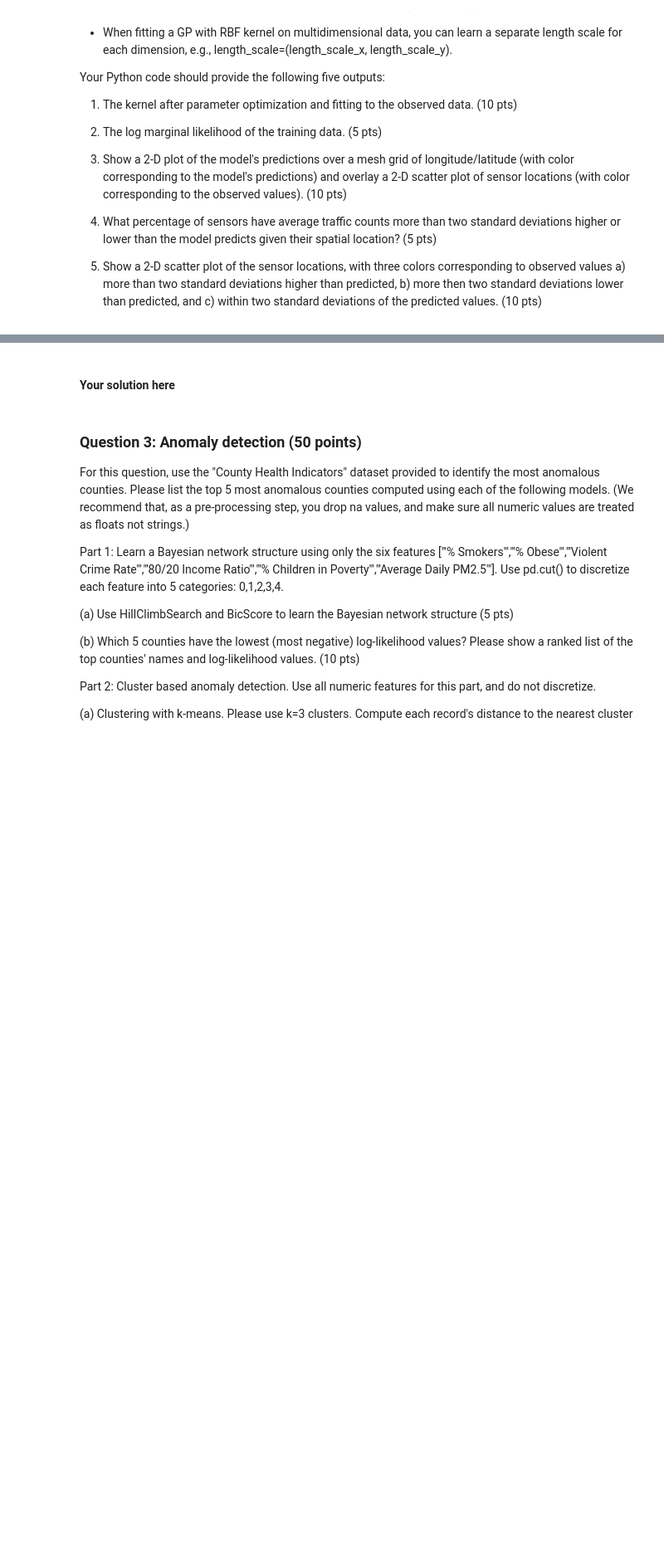
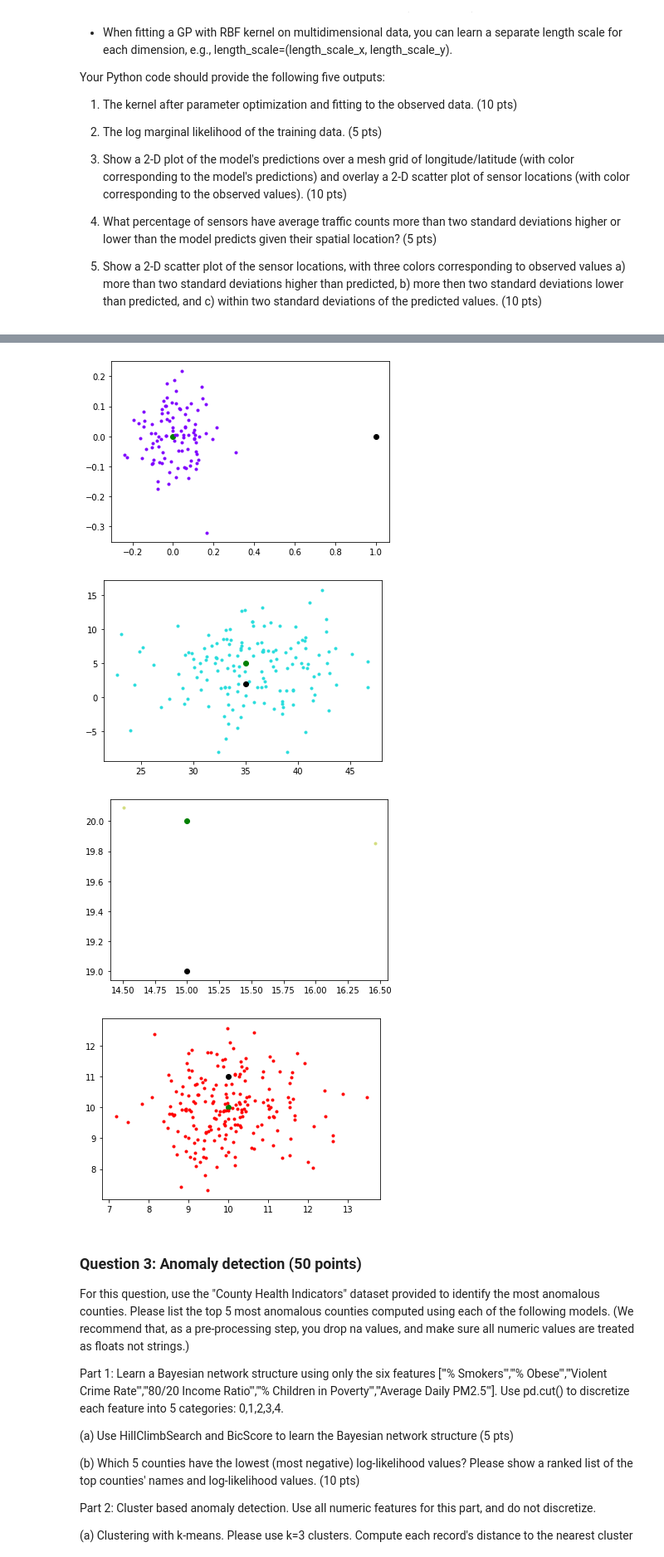
Before and after one commit to lobodemonte/machine-learning-for-cities, a Jupyter notebook: homework/HW4/HW4AnomalyDetectionBaysianNet.ipynb, the cells around one changed output, grey strips where cells are left out. Shown at 83% size. Saved outputs shown, nothing was run; the diff lists cells and outputs as text; code cells hidden in the pictures; blank space fills up the shorter version.

```diff
--- a/homework/HW4/HW4AnomalyDetectionBaysianNet.ipynb
+++ b/homework/HW4/HW4AnomalyDetectionBaysianNet.ipynb
@@ -60,5 +159,29 @@ Given the four points below, which of these points are, and are not, likely to b
-# %% [markdown]
-#### Your solution here
+# %%
+centroids = [(0,0), (35,5), (15,20), (10,10)]
+nums = [100, 150, 2, 200]
+stds = [0.1, 5, 1,1]
+
+#Points to check
+points = [(1,0), (35,2), (15,19), (10,11)]
+
+x = [p[0] for p in centroids]
+y = [p[1] for p in centroids]
+
+colors = cm.rainbow(np.linspace(0, 1, len(centroids)))
+for center, point, num, std, color in zip(centroids, points, nums, stds, colors):
+    plt.scatter(center[0], center[1], color='g')
+    x_rand = np.random.normal(loc=center[0], scale=std, size=num)
+    y_rand = np.random.normal(loc=center[1], scale=std, size=num)
+    for px, py in zip(x_rand, y_rand):
+        plt.scatter(px, py, color=color, marker='.')
+
+    plt.scatter(point[0], point[1], color='k')
+    plt.show()
+# %% [output]
+[figure, added]
+[figure, added]
+[figure, added]
+[figure, added]
 # %% [markdown]
 ### Question 3: Anomaly detection (50 points)
 
```
Also changed, not shown: parts of 20 cells of this notebook.
